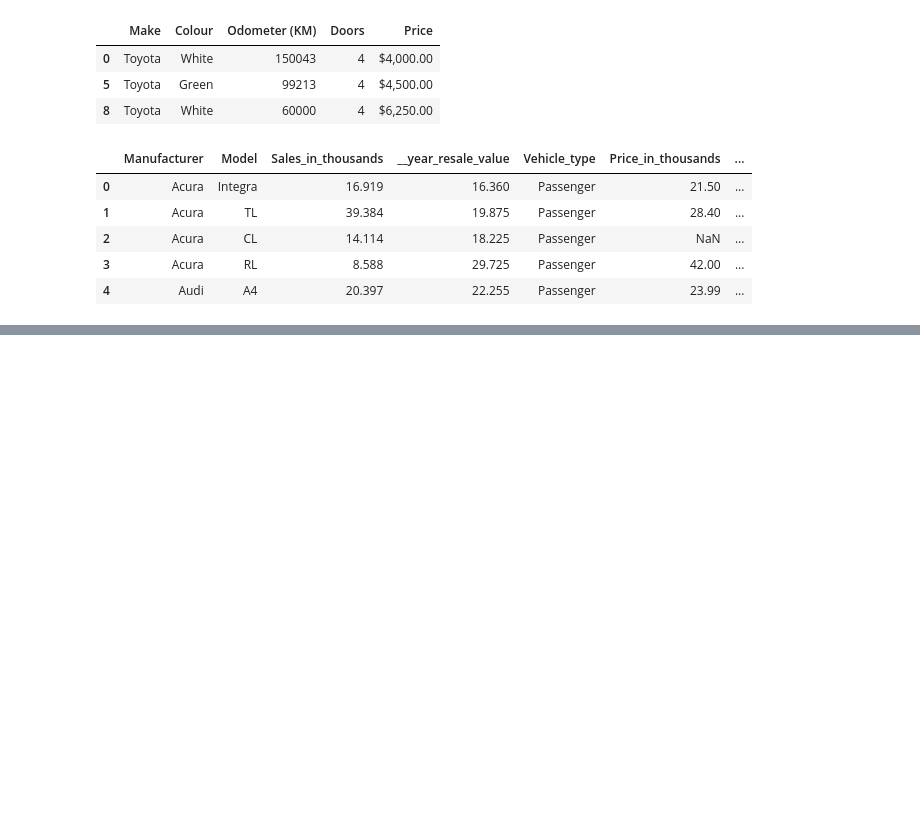
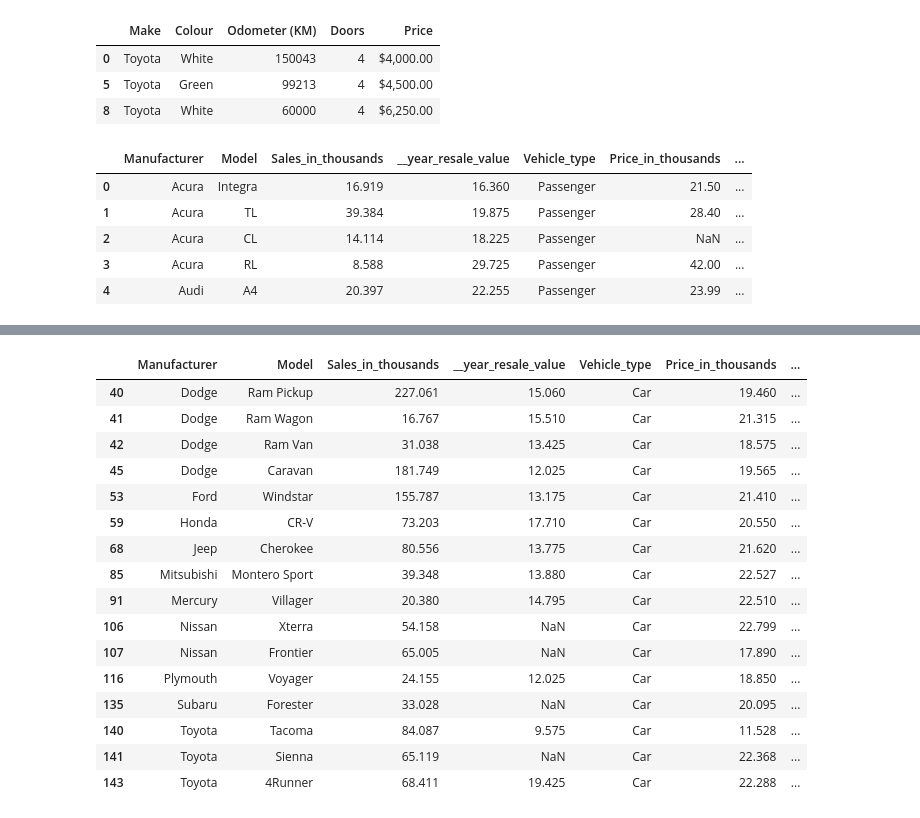
Before and after one commit to pain459/learn_ds, a Jupyter notebook: pandas_data_analysis/workbook.ipynb, the cells around one changed output, grey strips where cells are left out. Saved outputs shown, nothing was run; the diff lists cells and outputs as text; code cells hidden in the pictures; blank space fills up the shorter version.

```diff
--- a/pandas_data_analysis/workbook.ipynb
+++ b/pandas_data_analysis/workbook.ipynb
@@ -403,0 +420,20 @@ df.head()
+# %%
+df[(df.Horsepower >= 140.0) & (df.Price_in_thousands <= 25.0) & (df.Vehicle_type == "Car")]
+# %% [output]
+|  | Manufacturer | Model | Sales_in_thousands | __year_resale_value | Vehicle_type | Price_in_thousands | ... |
+| 40 | Dodge | Ram Pickup | 227.061 | 15.060 | Car | 19.460 | ... |
+| 41 | Dodge | Ram Wagon | 16.767 | 15.510 | Car | 21.315 | ... |
+| 42 | Dodge | Ram Van | 31.038 | 13.425 | Car | 18.575 | ... |
+| 45 | Dodge | Caravan | 181.749 | 12.025 | Car | 19.565 | ... |
+| 53 | Ford | Windstar | 155.787 | 13.175 | Car | 21.410 | ... |
+| 59 | Honda | CR-V | 73.203 | 17.710 | Car | 20.550 | ... |
+| 68 | Jeep | Cherokee | 80.556 | 13.775 | Car | 21.620 | ... |
+| 85 | Mitsubishi | Montero Sport | 39.348 | 13.880 | Car | 22.527 | ... |
+| 91 | Mercury | Villager | 20.380 | 14.795 | Car | 22.510 | ... |
+| 106 | Nissan | Xterra | 54.158 | NaN | Car | 22.799 | ... |
+| 107 | Nissan | Frontier | 65.005 | NaN | Car | 17.890 | ... |
+| 116 | Plymouth | Voyager | 24.155 | 12.025 | Car | 18.850 | ... |
+| 135 | Subaru | Forester | 33.028 | NaN | Car | 20.095 | ... |
+| 140 | Toyota | Tacoma | 84.087 | 9.575 | Car | 11.528 | ... |
+| 141 | Toyota | Sienna | 65.119 | NaN | Car | 22.368 | ... |
+| 143 | Toyota | 4Runner | 68.411 | 19.425 | Car | 22.288 | ... |
```
Also changed, not shown: parts of 1 cell of this notebook.
